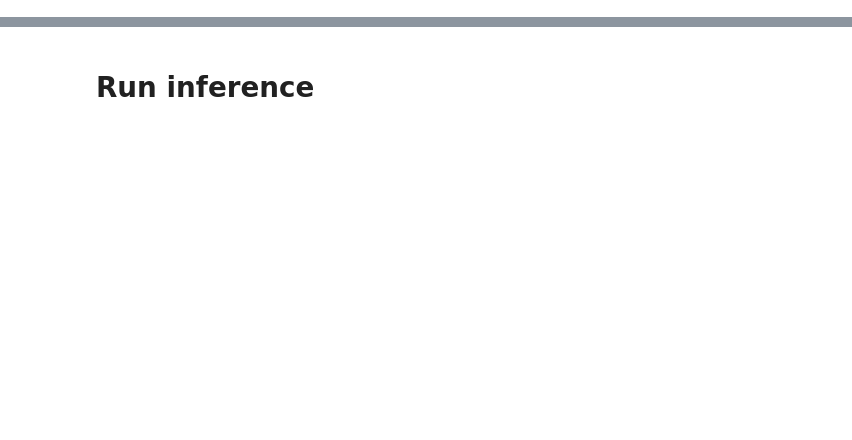
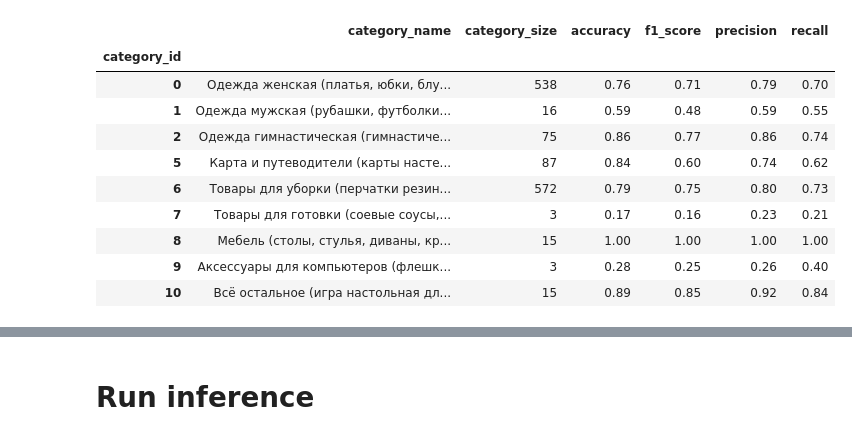
Before and after one commit to tony-pitchblack/marketplace_analytics, a Jupyter notebook: competitors-xgb/xgb_inference.ipynb, the cells around one changed output, grey strips where cells are left out. Saved outputs shown, nothing was run; the diff lists cells and outputs as text; code cells hidden in the pictures; blank space fills up the shorter version.

```diff
--- a/competitors-xgb/xgb_inference.ipynb
+++ b/competitors-xgb/xgb_inference.ipynb
@@ -40,0 +86,16 @@ model.load_model(xgb_model_path)
+# %%
+df_model_dev_results_per_category = pd.read_csv(Path(MODEL_CKPT_DIR) / 'dev_results_per-category.csv')
+df_model_dev_results_per_category.set_index('category_id', inplace=True)
+df_model_dev_results_per_category
+# %% [output]
+|  | category_name | category_size | accuracy | f1_score | precision | recall |
+| category_id |  |  |  |  |  |  |
+| 0 | Одежда женская (платья, юбки, блу... | 538 | 0.76 | 0.71 | 0.79 | 0.70 |
+| 1 | Одежда мужская (рубашки, футболки... | 16 | 0.59 | 0.48 | 0.59 | 0.55 |
+| 2 | Одежда гимнастическая (гимнастиче... | 75 | 0.86 | 0.77 | 0.86 | 0.74 |
+| 5 | Карта и путеводители (карты насте... | 87 | 0.84 | 0.60 | 0.74 | 0.62 |
+| 6 | Товары для уборки (перчатки резин... | 572 | 0.79 | 0.75 | 0.80 | 0.73 |
+| 7 | Товары для готовки (соевые соусы,... | 3 | 0.17 | 0.16 | 0.23 | 0.21 |
+| 8 | Мебель (столы, стулья, диваны, кр... | 15 | 1.00 | 1.00 | 1.00 | 1.00 |
+| 9 | Аксессуары для компьютеров (флешк... | 3 | 0.28 | 0.25 | 0.26 | 0.40 |
+| 10 | Всё остальное (игра настольная дл... | 15 | 0.89 | 0.85 | 0.92 | 0.84 |
```
Also changed, not shown: parts of 21 cells of this notebook, 44 other files.
